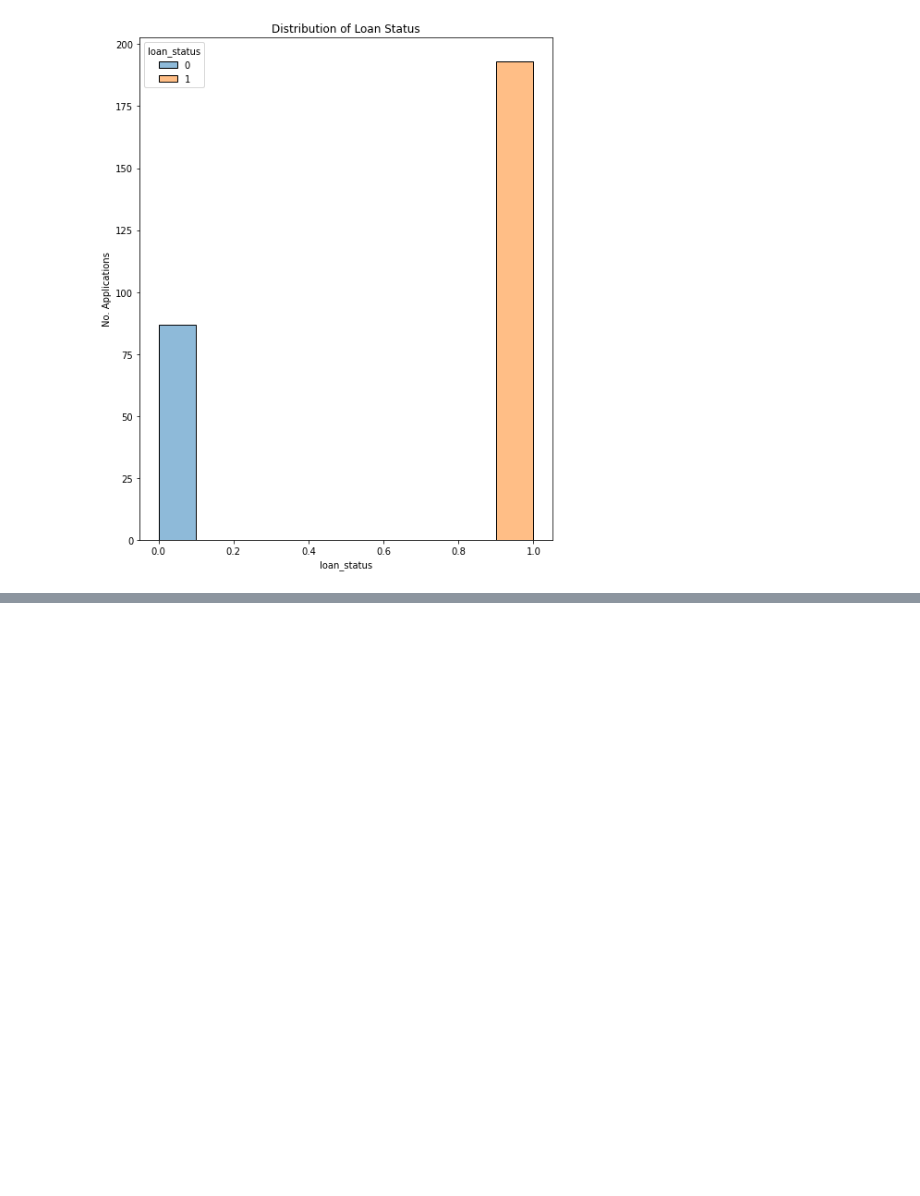
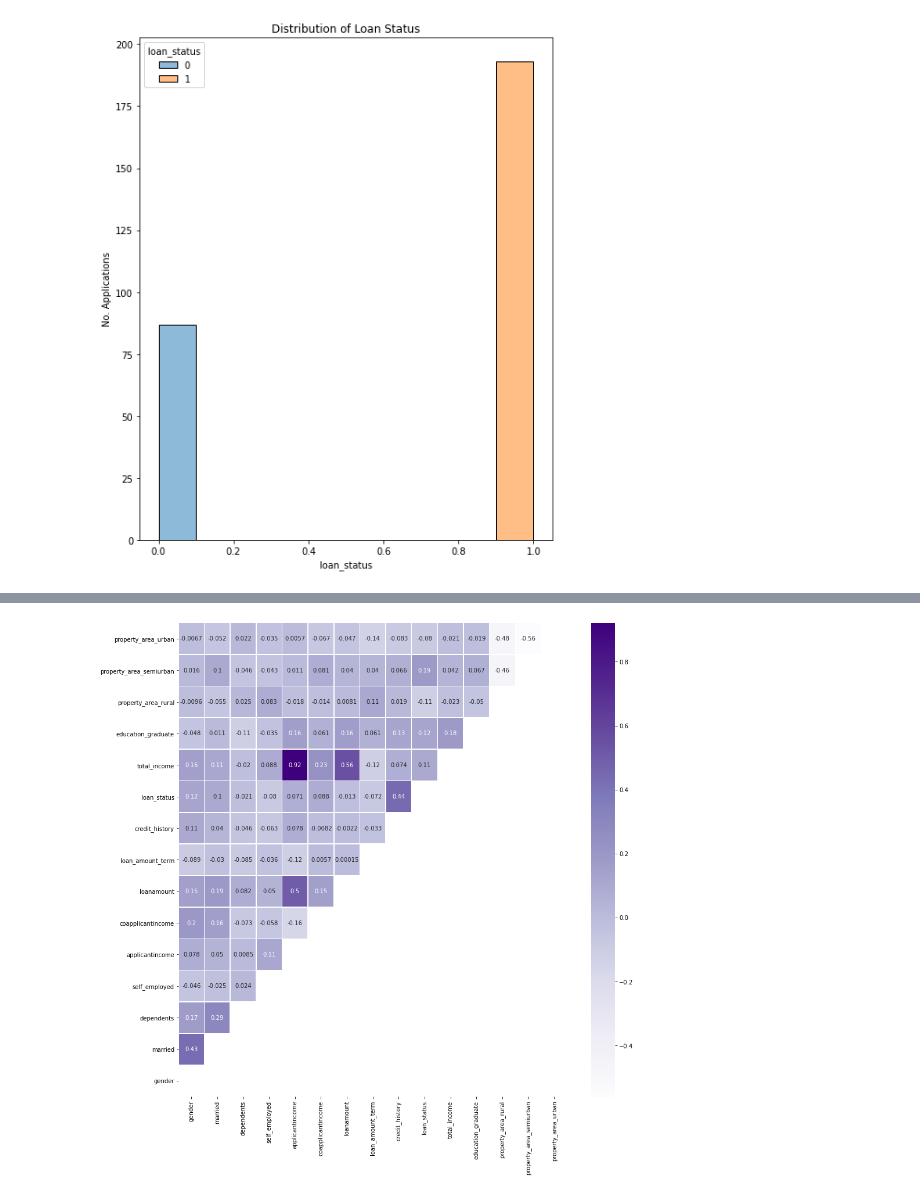
Before and after one commit to cindyvillanuevads/individual_project, a Jupyter notebook: loan_application_project.ipynb, the cells around one changed output, grey strips where cells are left out. Cells and saved outputs as stored; diff of their text form; code cells hidden in the pictures; blank space fills up the shorter version.

```diff
--- a/loan_application_project.ipynb
+++ b/loan_application_project.ipynb
@@ -454,0 +451,15 @@ plt.show()
+# %%
+def heatmap (df):
+    '''
+    Takes in a df and return a heatmap
+    '''
+    x = len(list(df.select_dtypes(exclude='O').columns))
+    df_corr= df.corr()
+    sns.heatmap(df_corr, cmap='Purples', annot=True, linewidth=0.5, mask= np.triu(df_corr))
+    plt.ylim(0, x)
+    return
+# %%
+plt.figure(figsize=(15, 15))
+heatmap(train)
+# %% [output]
+[figure, added]
```
Also changed, not shown: parts of 1 cell of this notebook.
